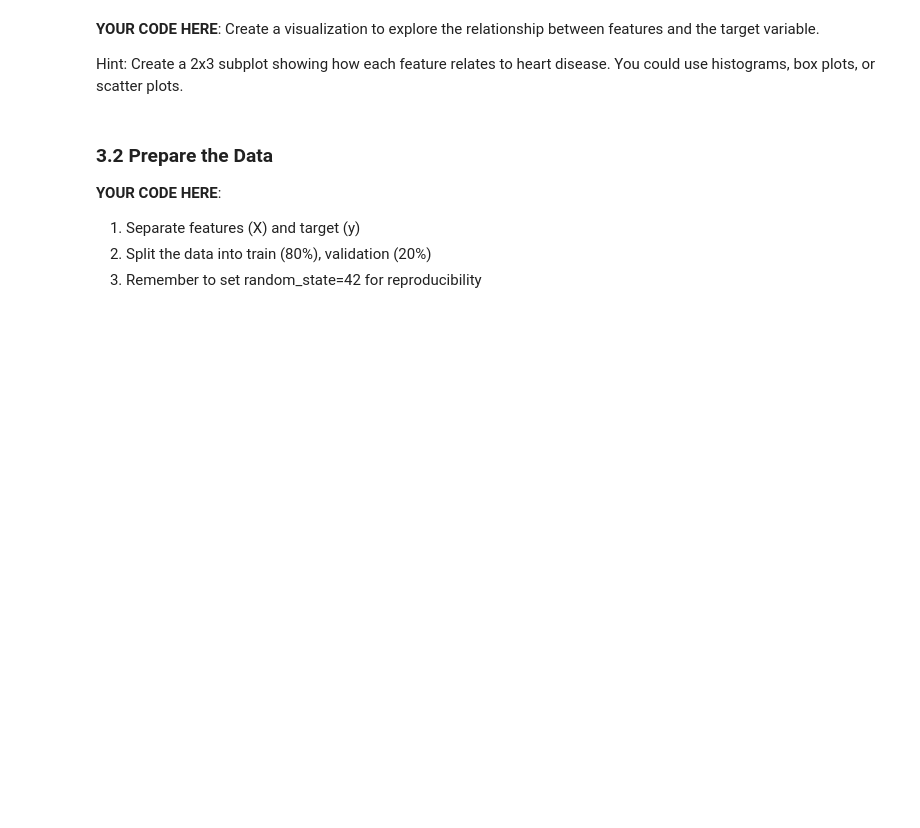
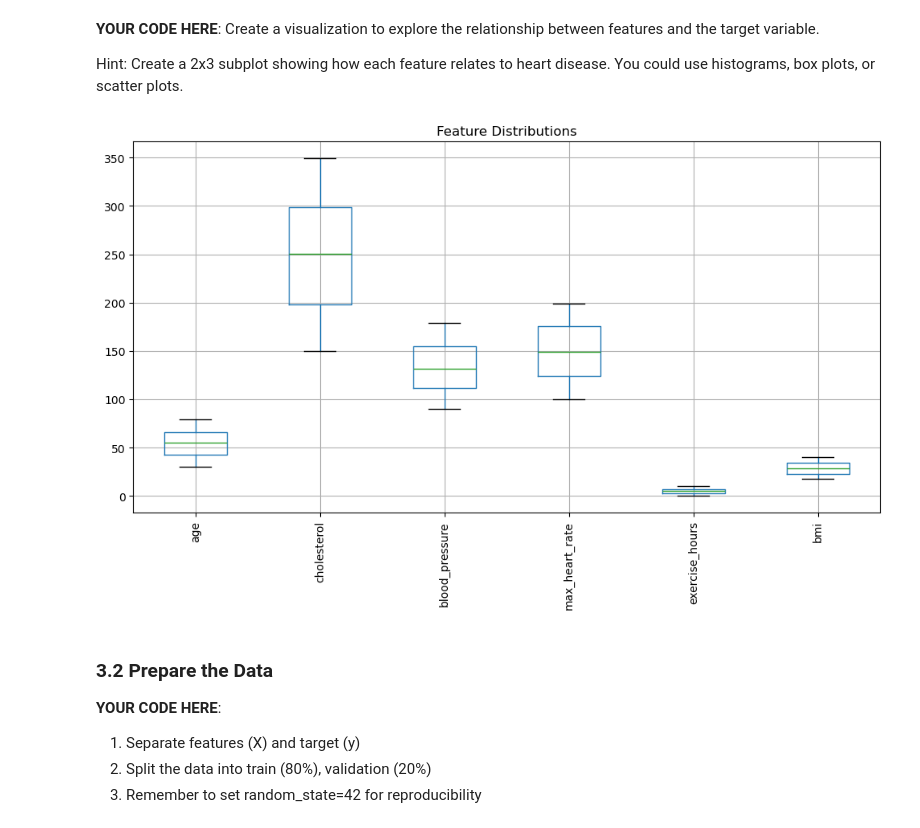
Before and after one commit to TiffanyYongNgikChee/machine-learning, a Jupyter notebook: Week 3 Files-20260204/logistic_regression_lab.ipynb, the cells around one changed output. Cells and saved outputs as stored; diff of their text form; code cells hidden in the pictures; blank space fills up the shorter version.

Commit message:
done lab3 part3,4(heart disease prediction and Feature Selection Using Validation Set

```diff
--- a/Week 3 Files-20260204/logistic_regression_lab.ipynb
+++ b/Week 3 Files-20260204/logistic_regression_lab.ipynb
@@ -245,7 +285,21 @@ Hint: Create a 2x3 subplot showing how each feature relates to heart disease. Yo
 # %%
 # YOUR CODE HERE
 # Create visualizations to explore feature relationships with heart disease
 # Example: Create subplots for each feature
+import matplotlib.pyplot as plt
+import seaborn as sns
+
+plt.figure(figsize=(12, 6))
+
+
+# Create a DataFrame of only the features
+data = df.drop('heart_disease', axis=1)
+# visualize like the diabetes example
+data.boxplot(rot=90)
+plt.title("Feature Distributions")
+plt.show()
+# %% [output]
+[figure, added]
 # %% [markdown]
 ### 3.2 Prepare the Data
 
```
Also changed, not shown: parts of 42 cells of this notebook, 2 other files.
